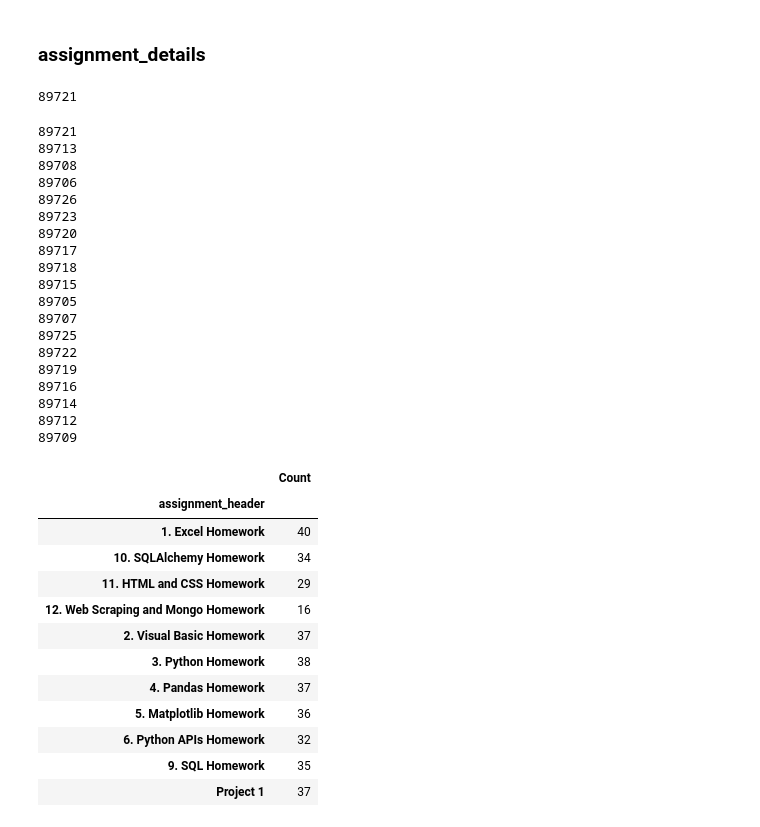
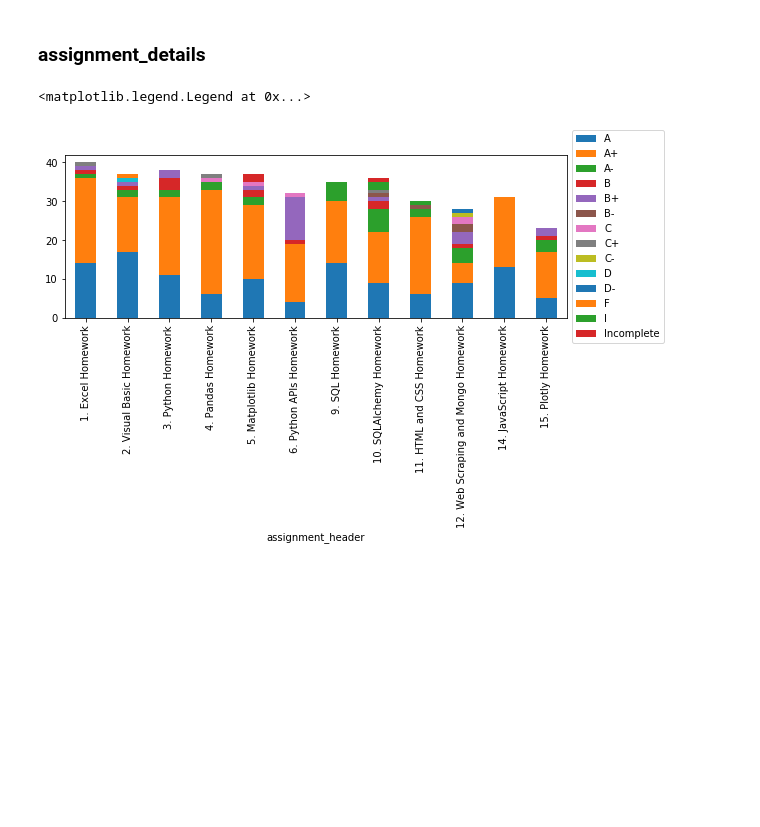
Before and after one commit to kevinclee26/BCS_Dashboard, a Jupyter notebook: api_data.ipynb, the cells around one changed output. Cells and saved outputs as stored; diff of their text form; code cells hidden in the pictures; blank space fills up the shorter version.

```diff
--- a/api_data.ipynb
+++ b/api_data.ipynb
@@ -66,16 +57,14 @@ required_assignments_df.head()
 # %% [markdown]
 ### assignment_details
 # %%
-assignmentId=int(required_assignments_df['id'][0])
-assignmentId
+# assignmentId=int(required_assignments_df['id'][0])
+# assignmentId
-# %% [output]
-89721
 # %%
 headers={'Content-Type': 'application/json', 'authToken': auth_token}
 data=[]
 
 for idx, each_assignment in required_assignments_df['id'].iteritems():
-    print(each_assignment)
+#     print(each_assignment)
     payload={'assignmentId': int(each_assignment)}
     response=requests.post(base_url+'/assignmentDetail', headers=headers, json=payload)
 
@@ -89,6 +78,7 @@ for idx, each_assignment in required_assignments_df['id'].iteritems():
         try:
             assignment_dict['assignment_due_date']=assignment['dueDate']
             assignment_dict['assignment_header']=assignment['assignmentHeader']['header']
+            assignment_dict['assignment_number']=assignment['assignmentHeader']['header'].split('.')[0]
             assignment_dict['student']=each_student['student']['firstName']+' '+each_student['student']['lastName']
             assignment_dict['submission_date']=each_student['submission']['date']
             assignment_dict['grade']=each_student['grade']['grade']
@@ -102,42 +92,14 @@ for idx, each_assignment in required_assignments_df['id'].iteritems():
 
 assignment_detail_df=pd.DataFrame(data)
 # assignment_detail_df.head()
-# %% [output]
-89721
-89713
-89708
-89706
-89726
-89723
-89720
-89717
-89718
-89715
-89705
-89707
-89725
-89722
-89719
-89716
-89714
-89712
-89709
-# %%
-pd.DataFrame(assignment_detail_df.groupby('assignment_header').size(), columns=['Count'])
-# %% [output]
-|  | Count |
-| assignment_header |  |
-| 1. Excel Homework | 40 |
-| 10. SQLAlchemy Homework | 34 |
-| 11. HTML and CSS Homework | 29 |
-| 12. Web Scraping and Mongo Homework | 16 |
-| 2. Visual Basic Homework | 37 |
-| 3. Python Homework | 38 |
-| 4. Pandas Homework | 37 |
-| 5. Matplotlib Homework | 36 |
-| 6. Python APIs Homework | 32 |
-| 9. SQL Homework | 35 |
-| Project 1 | 37 |
+# %%
+assignment_detail_df=assignment_detail_df.loc[assignment_detail_df['assignment_number'].str.isnumeric()]
+assignment_grades=assignment_detail_df.pivot_table(index='assignment_header', columns='grade', aggfunc='size')
+assignment_grades.sort_index(key=lambda x: x.str.split('.').str[0].astype(int)).plot(kind='bar', stacked=True, legend=None, figsize=(9, 3))
+plt.legend(loc='center left', bbox_to_anchor=(1.0, 0.5))
+# %% [output]
+<matplotlib.legend.Legend at 0x...>
+[figure, added]
 # %%
 # assignment_detail_df[assignment_detail_df['assignment_header']=='11. HTML and CSS Homework']['student']
 # %%
```
Also changed, not shown: parts of 5 cells of this notebook, 2 other files.
